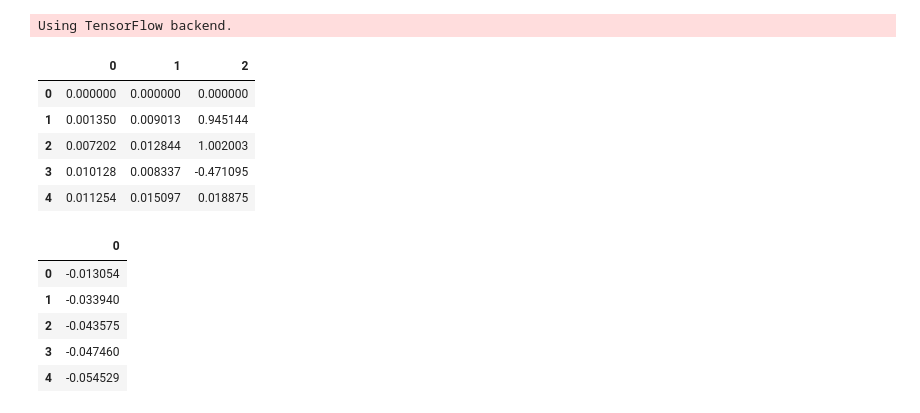
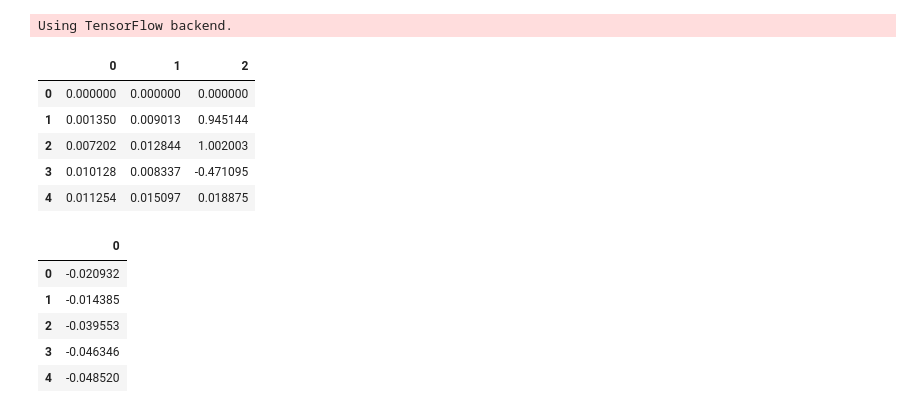
Before and after one commit to izzeroone/gold-prediction, a Jupyter notebook: train.ipynb, the cells around one changed output. Saved outputs shown, nothing was run; the diff lists cells and outputs as text; code cells hidden in the pictures.

```diff
--- a/train.ipynb
+++ b/train.ipynb
@@ -24,27 +25,27 @@ if __name__ == '__main__':
 # %%
     data = LiveDataLoader(
         filename=os.path.join('data', 'gld.csv'),
         split=0.8,
         cols=['Open', 'Close', 'Volume']
     )
-    x, y = data.get_train_data(30, True)
+    x, y = data.get_train_data(INPUT_TIME_STEP, True)
     display_x_train = np.reshape(x, (-1, 3))
     display(pd.DataFrame(display_x_train).head(5))
     display_y_train = np.reshape(y, (-1, 1))
     display(pd.DataFrame(display_y_train).head(5))
 # %% [output]
 |  | 0 | 1 | 2 |
 | 0 | 0.000000 | 0.000000 | 0.000000 |
 | 1 | 0.001350 | 0.009013 | 0.945144 |
 | 2 | 0.007202 | 0.012844 | 1.002003 |
 | 3 | 0.010128 | 0.008337 | -0.471095 |
 | 4 | 0.011254 | 0.015097 | 0.018875 |
 |  | 0 |
-| 0 | -0.013054 |
-| 1 | -0.033940 |
-| 2 | -0.043575 |
-| 3 | -0.047460 |
-| 4 | -0.054529 |
+| 0 | -0.020932 |
+| 1 | -0.014385 |
+| 2 | -0.039553 |
+| 3 | -0.046346 |
+| 4 | -0.048520 |
 # %%
     model = Model()
     model.build_model()
```
Also changed, not shown: parts of 3 cells of this notebook, 4 other files.
